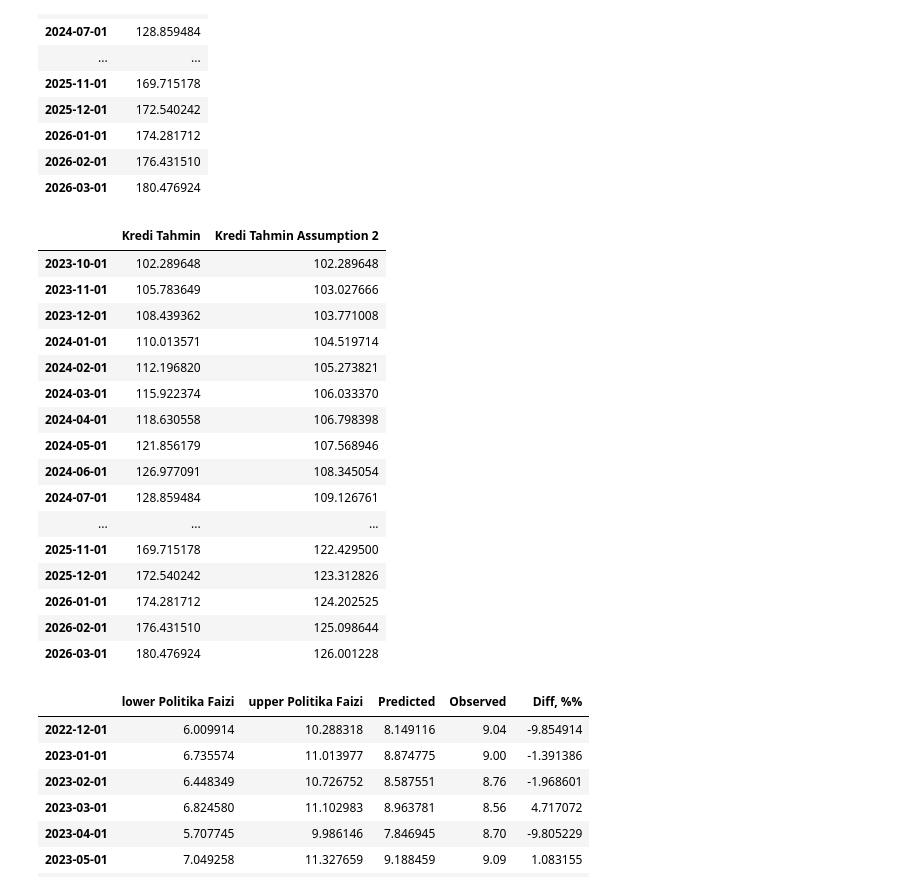
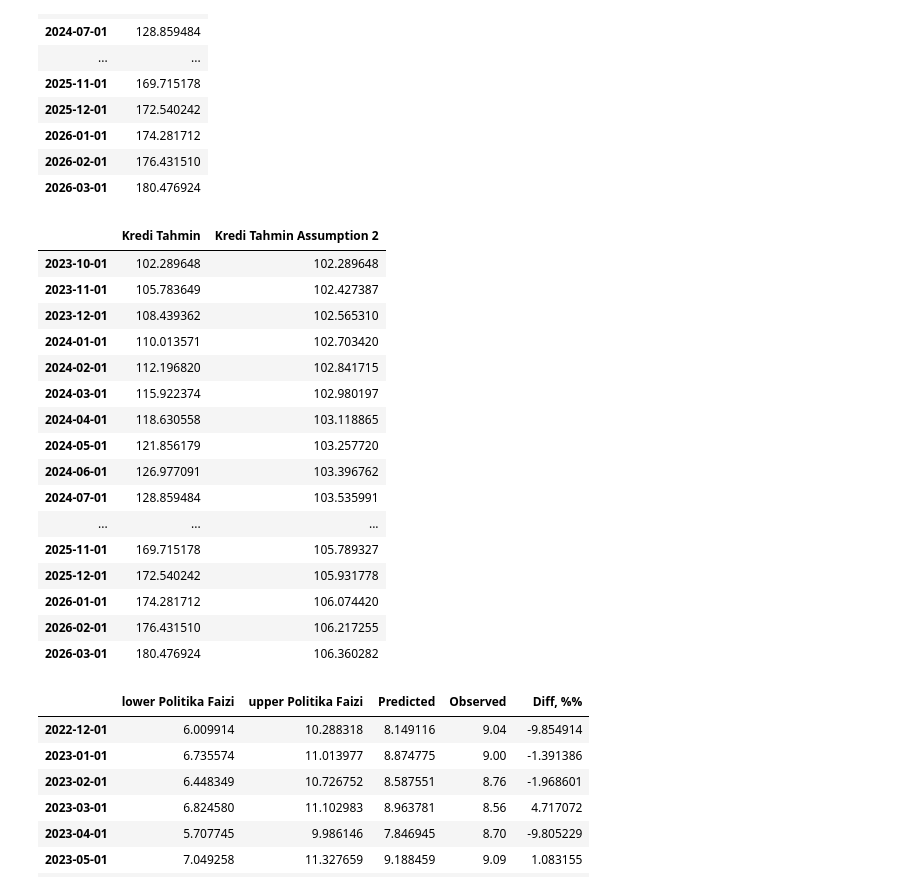
Before and after one commit to kaboya19/InflationForecast, a Jupyter notebook: InflationForecast.ipynb, the cells around one changed output. Saved outputs shown, nothing was run; the diff lists cells and outputs as text; code cells hidden in the pictures.

```diff
--- a/InflationForecast.ipynb
+++ b/InflationForecast.ipynb
@@ -874,33 +874,33 @@ kreditahmin
 # %%
 z=float(input('Kredi Hacmi Aylık En Fazla % Kaç Artacağını Girin: '))
 def krediassumption(z):
 
-   drop_percentage = random.uniform(1, 1+(z/100))
+   drop_percentage = random.uniform(0.97, 1+(z/100))
    drop_percentage1=random.uniform(0.005, 0.01)
    kreditahmin["Kredi Tahmin Assumption 2"]=kreditahmin["Kredi Tahmin"]
    for i in range(0, len(kreditahmin)-1):
 
       kreditahmin["Kredi Tahmin Assumption 2"][i+1]=kreditahmin["Kredi Tahmin Assumption 2"][i]*drop_percentage
    return kreditahmin
 krediassumption(z)
 # %% [output]
 |  | Kredi Tahmin | Kredi Tahmin Assumption 2 |
 | 2023-10-01 | 102.289648 | 102.289648 |
-| 2023-11-01 | 105.783649 | 103.027666 |
-| 2023-12-01 | 108.439362 | 103.771008 |
-| 2024-01-01 | 110.013571 | 104.519714 |
-| 2024-02-01 | 112.196820 | 105.273821 |
-| 2024-03-01 | 115.922374 | 106.033370 |
-| 2024-04-01 | 118.630558 | 106.798398 |
-| 2024-05-01 | 121.856179 | 107.568946 |
-| 2024-06-01 | 126.977091 | 108.345054 |
-| 2024-07-01 | 128.859484 | 109.126761 |
+| 2023-11-01 | 105.783649 | 102.427387 |
+| 2023-12-01 | 108.439362 | 102.565310 |
+| 2024-01-01 | 110.013571 | 102.703420 |
+| 2024-02-01 | 112.196820 | 102.841715 |
+| 2024-03-01 | 115.922374 | 102.980197 |
+| 2024-04-01 | 118.630558 | 103.118865 |
+| 2024-05-01 | 121.856179 | 103.257720 |
+| 2024-06-01 | 126.977091 | 103.396762 |
+| 2024-07-01 | 128.859484 | 103.535991 |
 | ... | ... | ... |
-| 2025-11-01 | 169.715178 | 122.429500 |
-| 2025-12-01 | 172.540242 | 123.312826 |
-| 2026-01-01 | 174.281712 | 124.202525 |
-| 2026-02-01 | 176.431510 | 125.098644 |
-| 2026-03-01 | 180.476924 | 126.001228 |
+| 2025-11-01 | 169.715178 | 105.789327 |
+| 2025-12-01 | 172.540242 | 105.931778 |
+| 2026-01-01 | 174.281712 | 106.074420 |
+| 2026-02-01 | 176.431510 | 106.217255 |
+| 2026-03-01 | 180.476924 | 106.360282 |
 # %%
 import statsmodels.api as sm
 mod = sm.tsa.statespace.SARIMAX(pfaiz.astype(float),
```
Also changed, not shown: parts of 19 cells of this notebook.
